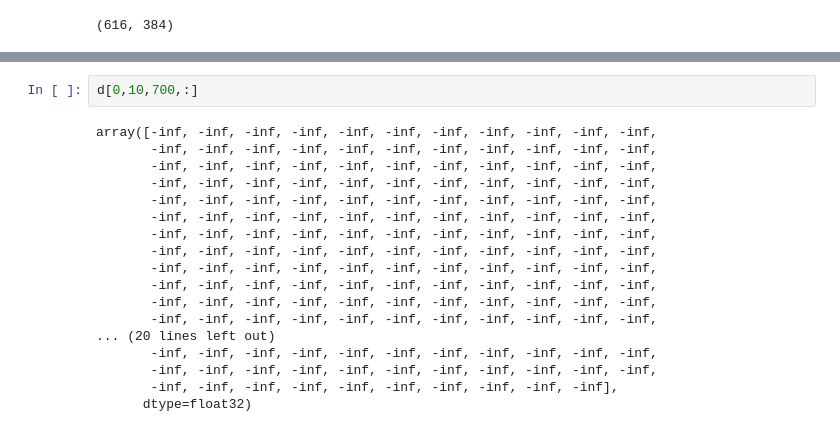
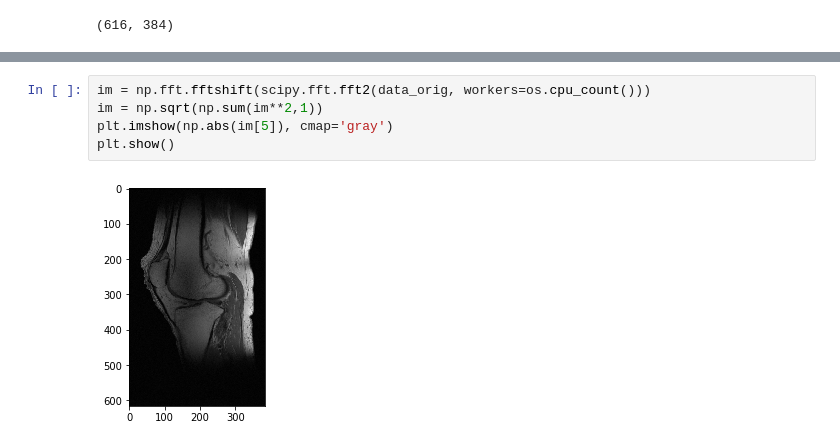
Before and after one commit to Erfandarzi/mri-reconstruction, a Jupyter notebook: python/fully-reconstruction.ipynb, the cells around one changed output, grey strips where cells are left out. Drawn from its saved outputs; the diff is of its cells as text.

```diff
--- a/python/fully-reconstruction.ipynb
+++ b/python/fully-reconstruction.ipynb
@@ -329,23 +381,10 @@ plt.imshow(d); plt.show()
-# %%
-d[0,10,700,:]
-# %% [output]
-array([-inf, -inf, -inf, -inf, -inf, -inf, -inf, -inf, -inf, -inf, -inf,
-       -inf, -inf, -inf, -inf, -inf, -inf, -inf, -inf, -inf, -inf, -inf,
-       -inf, -inf, -inf, -inf, -inf, -inf, -inf, -inf, -inf, -inf, -inf,
-       -inf, -inf, -inf, -inf, -inf, -inf, -inf, -inf, -inf, -inf, -inf,
-       -inf, -inf, -inf, -inf, -inf, -inf, -inf, -inf, -inf, -inf, -inf,
-       -inf, -inf, -inf, -inf, -inf, -inf, -inf, -inf, -inf, -inf, -inf,
-       -inf, -inf, -inf, -inf, -inf, -inf, -inf, -inf, -inf, -inf, -inf,
-       -inf, -inf, -inf, -inf, -inf, -inf, -inf, -inf, -inf, -inf, -inf,
-       -inf, -inf, -inf, -inf, -inf, -inf, -inf, -inf, -inf, -inf, -inf,
-       -inf, -inf, -inf, -inf, -inf, -inf, -inf, -inf, -inf, -inf, -inf,
-       -inf, -inf, -inf, -inf, -inf, -inf, -inf, -inf, -inf, -inf, -inf,
-       -inf, -inf, -inf, -inf, -inf, -inf, -inf, -inf, -inf, -inf, -inf,
-... (20 lines left out)
-       -inf, -inf, -inf, -inf, -inf, -inf, -inf, -inf, -inf, -inf, -inf,
-       -inf, -inf, -inf, -inf, -inf, -inf, -inf, -inf, -inf, -inf, -inf,
-       -inf, -inf, -inf, -inf, -inf, -inf, -inf, -inf, -inf, -inf],
-      dtype=float32)
+# %%
+im = np.fft.fftshift(scipy.fft.fft2(data_orig, workers=os.cpu_count()))
+im = np.sqrt(np.sum(im**2,1))
+plt.imshow(np.abs(im[5]), cmap='gray')
+plt.show()
+# %% [output]
+[figure, added]
 # %%
 data = data_orig * mask_t
 im = np.fft.fftshift(scipy.fft.fft2(data, workers=os.cpu_count()))
```
Also changed, not shown: parts of 16 cells of this notebook.
